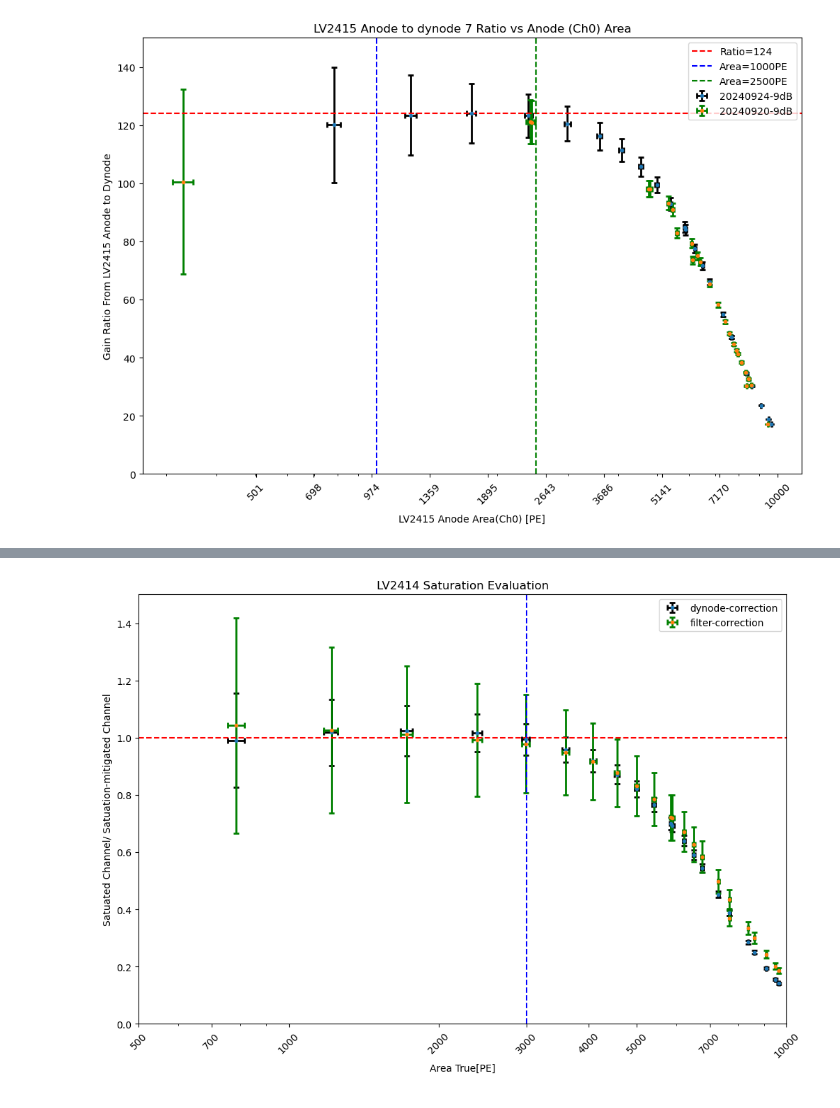
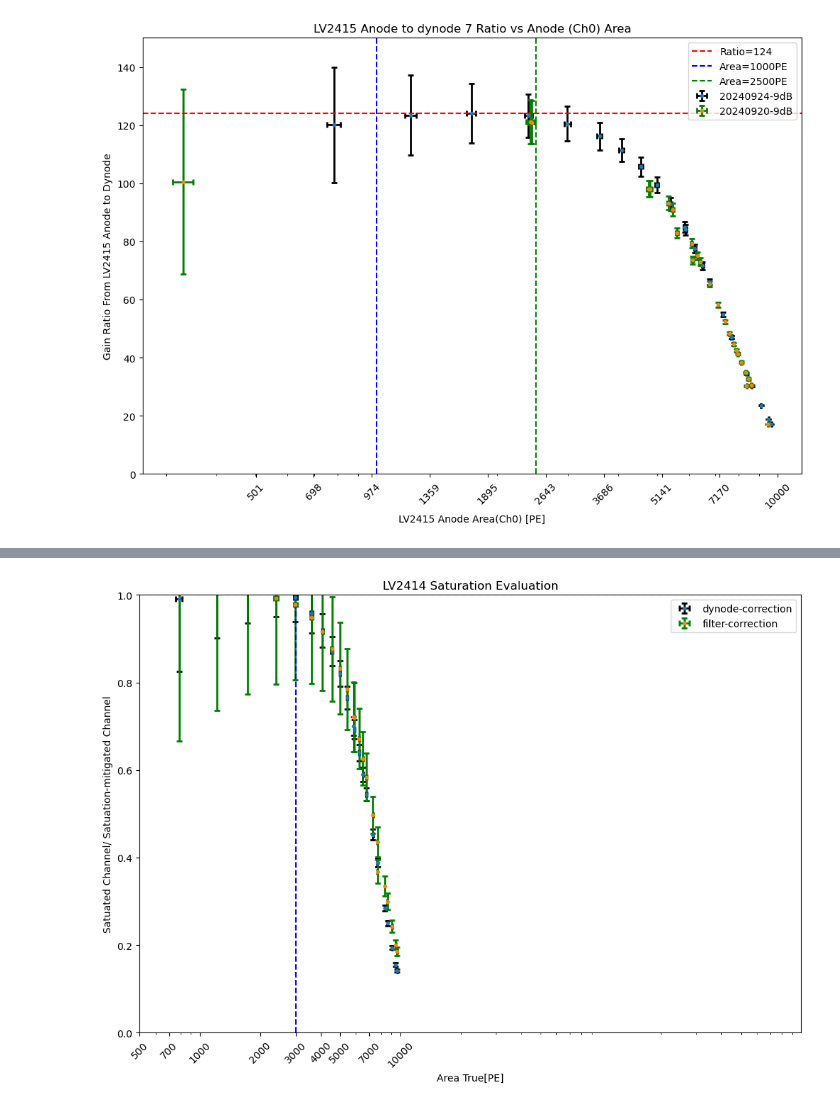
Before and after one commit to Westlake-University-Lsc-lab/ProcessLocalData, a Jupyter notebook: plotsfigures.ipynb, the cells around one changed output, grey strips where cells are left out. Saved outputs shown, nothing was run; the diff lists cells and outputs as text; code cells hidden in the pictures.

Commit message:
add  new plots

```diff
--- a/plotsfigures.ipynb
+++ b/plotsfigures.ipynb
@@ -158,8 +165,11 @@ df.sort_values(by='Ch0_Area_mu')
 | 21 | 9479.713955 | 21.399927 | 563.916734 | 24.357403 | 502.552775 | 2.836477 | 16.810485 | ... |
 | 22 | 9635.041449 | 20.665181 | 621.060088 | 25.501804 | 561.150812 | 2.963855 | 15.513864 | ... |
 # %%
-Ratio_of_filter = np.mean(df.Ratio_fit_mu[df.Ch0_Area_mu < 4000])
-Ratio_of_filter_err =  np.std(df.Ratio_fit_mu[df.Ch0_Area_mu < 4000])
-Gain_ratio_mu = np.mean(df.Gain_Ratio[df.Ch0_Area_mu < 4000])
-Gain_ratio_err =  np.std(df.Gain_Ratio[df.Ch0_Area_mu < 4000])
-Ratio_of_filter, Ratio_of_filter_err, Gain_ratio_mu, Gain_ratio_err
+# Ratio_of_filter = np.mean(df.Ratio_fit_mu[df.Ch0_Area_mu < 4000])
+# Ratio_of_filter_err =  np.std(df.Ratio_fit_mu[df.Ch0_Area_mu < 4000])
+# Gain_ratio_mu = np.mean(df.Gain_Ratio[df.Ch0_Area_mu < 4000])
+# Gain_ratio_err =  np.std(df.Gain_Ratio[df.Ch0_Area_mu < 4000])
+Ratio_of_filter = 83.55963261815212
+Ratio_of_filter_err= 2.611696693187247
+Gain_ratio_mu=121.26085465658046
+Gain_ratio_err=2.729860386508014
@@ -191,7 +190,8 @@ df.head()
 #     dynode_fix_err.append( row.dynode_fix * np.sqrt( tmp1**2 + (Gain_ratio_err/Gain_ratio_mu)**2) )
 #     filter_fix_err.append( row.filter_fix * np.sqrt( tmp2**2+ (Ratio_of_filter_err/Ratio_of_filter)**2) )
 # %%
-yerr_dynode_fix = df.Ch0_Area_mu/df.dynode_fix *np.sqrt(df.Ch0_Area_sigma**2/df.Ch0_Area_mu**2 + df.dynode_fix_err**2/df.dynode_fix**2)
-yerr_filter_fix = df.Ch0_Area_mu/df.filter_fix *np.sqrt(df.Ch0_Area_sigma**2/df.Ch0_Area_mu**2 + df.filter_fix_err**2/df.filter_fix**2)
+yerr_dynode_fix =  np.abs( df.Ch0_Area_mu/df.dynode_fix *np.sqrt(df.Ch0_Area_sigma**2/df.Ch0_Area_mu**2 + df.dynode_fix_err**2/df.dynode_fix**2))
+yerr_filter_fix = np.abs( df.Ch0_Area_mu/df.filter_fix *np.sqrt(df.Ch0_Area_sigma**2/df.Ch0_Area_mu**2 + df.filter_fix_err**2/df.filter_fix**2))
 df['yerr_dynode_fix'] = yerr_dynode_fix
 df['yerr_filter_fix'] = yerr_filter_fix
+df[0:]
@@ -200,32 +218,32 @@ yerr_filter_dynode = df.filter_fix/df.dynode_fix * np.sqrt((df.filter_fix_err/df
 # %%
 
 fig, ax = plt.subplots(figsize=(12,8))
 ax.errorbar(df.Ch0_Area_mu, df.Ch0_Area_mu/df.dynode_fix, xerr=df.Ch0_Area_sigma, yerr=yerr_dynode_fix, fmt='.', ecolor='black', capsize=3, elinewidth=2, capthick=2, label='dynode-correction')
-ax.errorbar(df.Ch0_Area_mu , df.Ch0_Area_mu/df.filter_fix, xerr=df.Ch0_Area_sigma, yerr=yerr_filter_fix, fmt='.', ecolor='g', capsize=3, elinewidth=2, capthick=2, label='filter-correction')
+ax.errorbar(df.Ch0_Area_mu , df.Ch0_Area_mu/df.filter_fix, xerr=df.Ch0_Area_sigma, yerr=np.abs(yerr_filter_fix), fmt='.', ecolor='g', capsize=3, elinewidth=2, capthick=2, label='filter-correction')
 ax.set_xlabel('Area True[PE]')
 ax.set_ylabel('Satuated Channel/ Satuation-mitigated Channel')
 ax.set_title('')
 ax.set_xscale('log')
 ax.axhline(y=1., color='r', linestyle='--')
 # ax.axvline(x=600, color='b', linestyle='--', label='Area=600PE')
 # ax.axvline(x=1000, color='b', linestyle='--', label='Area=1000PE')
 ax.axvline(x=3000, color='b', linestyle='--')
 ax.legend(loc='upper right')
 ax.set_xticks([500, 700, 1000, 2000, 3000, 4000, 5000, 7000, 10000])
 ax.set_xticklabels([500, 700, 1000, 2000, 3000, 4000, 5000, 7000,10000], rotation=45)
 #ax.set_xticks(np.logspace(2, 4, 10+4))
 #ax.set_xticklabels(np.logspace(2, 4, 10+4).astype(int), rotation=45)
 # ax.grid()
-ax.set_ylim(0, 1.5)
-ax.set_xlim(500, 10000)
+ax.set_ylim(0, 1)
+ax.set_xlim(500, 1.e6)
 ax.set_title('LV2414 Saturation Evaluation')
 #plt.savefig(r'./figs/LV2414_saturation_eval_20240924.png',  bbox_inches='tight',  dpi=300)
 # tick_positions = plt.xticks()[0]
 # tick_positions_to_show = tick_positions[:10]  # 只取前15个位置作为展示的刻度位置
 # plt.gca().set_xticks(tick_positions_to_show)  # 设置这些位置为刻度位置
 plt.show()
 # %% [output]
-[figure, old version]
+[figure, new version]
 # %%
 df.sort_values(by='filter_fix', inplace=True)
 df
```
Also changed, not shown: parts of 25 cells of this notebook.
